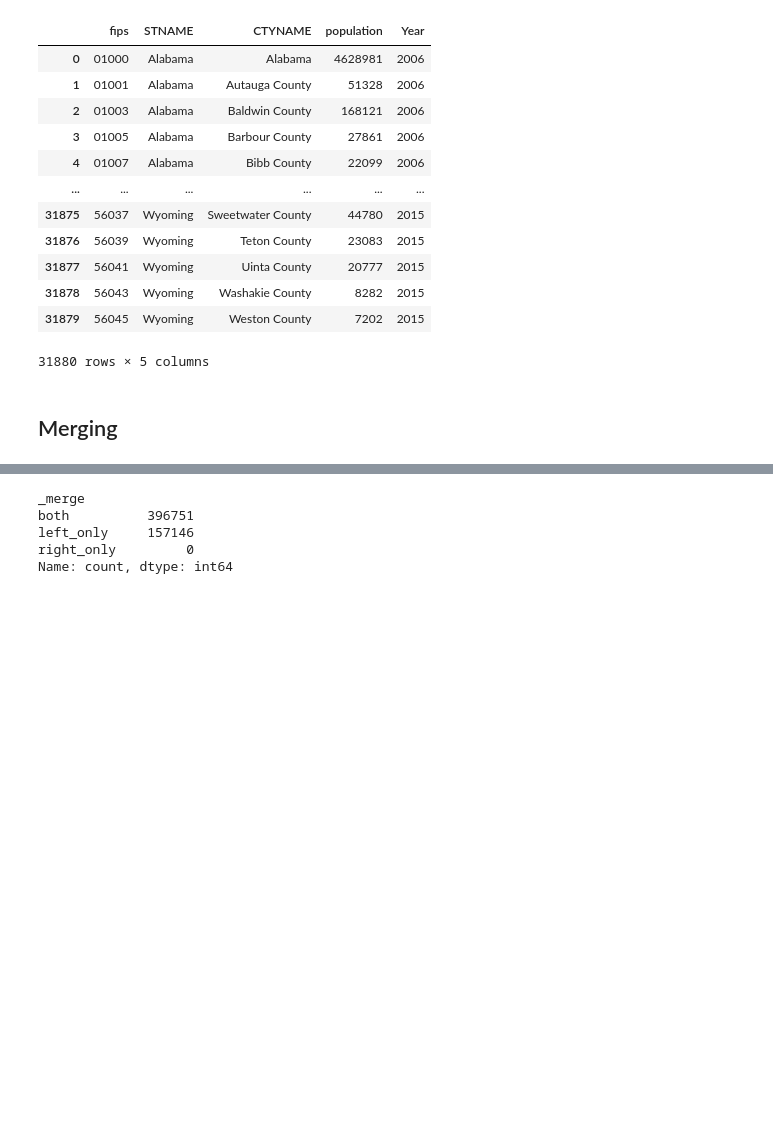
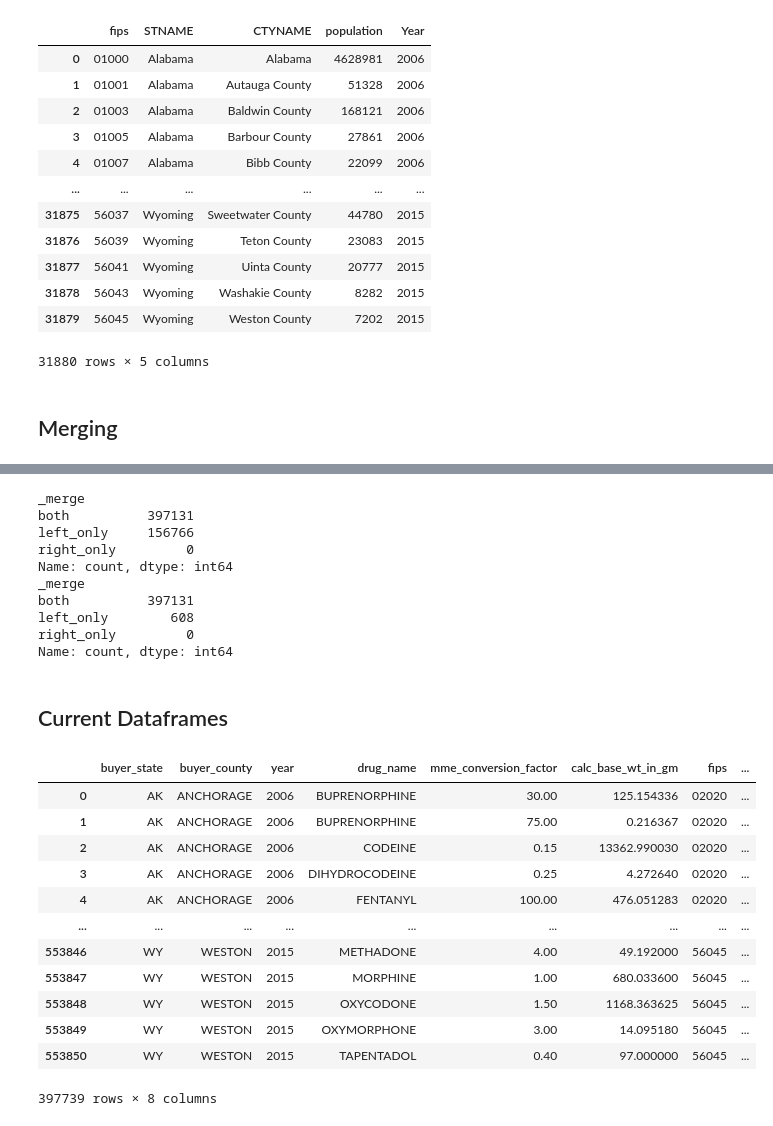
Before and after one commit to rakiranelson/IDS590-Opioids-Final-Project, a Jupyter notebook: opioid_project.ipynb, the cells around one changed output, grey strips where cells are left out. Drawn from its saved outputs; the diff is of its cells as text; code cells hidden in the pictures; blank space fills up the shorter version.

```diff
--- a/opioid_project.ipynb
+++ b/opioid_project.ipynb
@@ -340,11 +461,18 @@ deaths_with_pop = pd.merge(
     deaths,
     pop_long[["fips", "Year", "population"]],
     on=["fips", "Year"],
-    how="left",
+    how="inner",  # changed here
     validate="m:1",
     indicator=True,
 )
 print(deaths_with_pop["_merge"].value_counts())
+
+"""
+changed from left to inner since all the rows that didn't join (left-only)
+did not all had missing num death values which won't be relevant to us
+"""
+
+# deaths_with_pop[deaths_with_pop["_merge"] != "both"]
 # %% [output]
 _merge
 both          6324
@@ -360,10 +494,42 @@ prescriptions_with_pop = pd.merge(
     validate="m:1",
     indicator=True,
 )
+
 print(prescriptions_with_pop["_merge"].value_counts())
+
+# remove the years that aren't relevant to us
+prescriptions_with_pop = prescriptions_with_pop[
+    (prescriptions_with_pop["year"] < 2016) & (prescriptions_with_pop["year"] > 2005)
+]
+
+print(prescriptions_with_pop["_merge"].value_counts())
 # %% [output]
 _merge
-both          396751
-left_only     157146
+both          397131
+left_only     156766
 right_only         0
 Name: count, dtype: int64
+_merge
+both          397131
+left_only        608
+right_only         0
+Name: count, dtype: int64
+# %% [markdown]
+## Current Dataframes
+# %%
+prescriptions_with_pop = prescriptions_with_pop.drop(columns="_merge")
+deaths_with_pop = deaths_with_pop.drop(columns=["_merge"])
+# %% [output]
+|  | buyer_state | buyer_county | year | drug_name | mme_conversion_factor | calc_base_wt_in_gm | fips | ... |
+| 0 | AK | ANCHORAGE | 2006 | BUPRENORPHINE | 30.00 | 125.154336 | 02020 | ... |
+| 1 | AK | ANCHORAGE | 2006 | BUPRENORPHINE | 75.00 | 0.216367 | 02020 | ... |
+| 2 | AK | ANCHORAGE | 2006 | CODEINE | 0.15 | 13362.990030 | 02020 | ... |
+| 3 | AK | ANCHORAGE | 2006 | DIHYDROCODEINE | 0.25 | 4.272640 | 02020 | ... |
+| 4 | AK | ANCHORAGE | 2006 | FENTANYL | 100.00 | 476.051283 | 02020 | ... |
+| ... | ... | ... | ... | ... | ... | ... | ... | ... |
+| 553846 | WY | WESTON | 2015 | METHADONE | 4.00 | 49.192000 | 56045 | ... |
+| 553847 | WY | WESTON | 2015 | MORPHINE | 1.00 | 680.033600 | 56045 | ... |
+| 553848 | WY | WESTON | 2015 | OXYCODONE | 1.50 | 1168.363625 | 56045 | ... |
+| 553849 | WY | WESTON | 2015 | OXYMORPHONE | 3.00 | 14.095180 | 56045 | ... |
+| 553850 | WY | WESTON | 2015 | TAPENTADOL | 0.40 | 97.000000 | 56045 | ... |
+397739 rows × 8 columns
```
Also changed, not shown: parts of 16 cells of this notebook, 1 other file.
